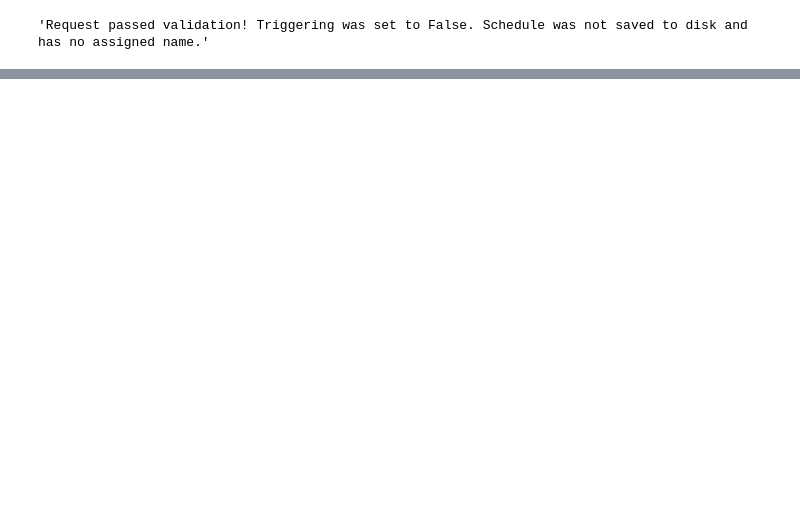
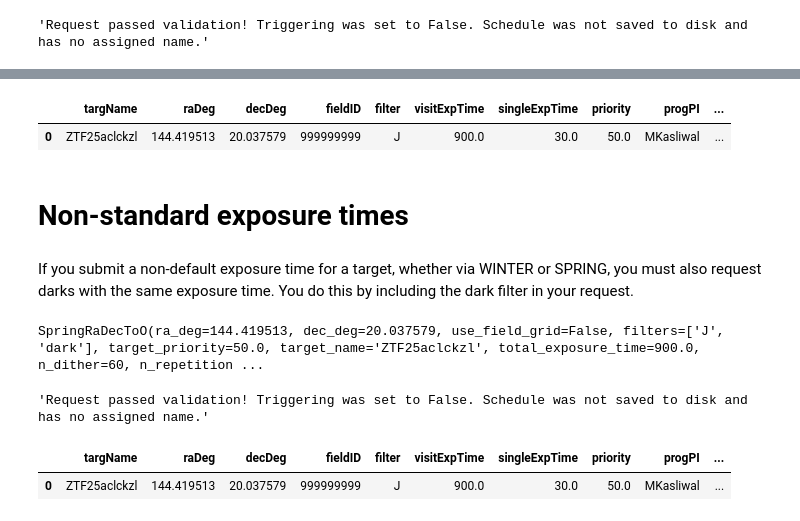
Before and after one commit to winter-telescope/winterapi, a Jupyter notebook: notebooks/Example_2_Submitting_a_ToO.ipynb, the cells around one changed output, grey strips where cells are left out. Cells and saved outputs as stored; diff of their text form; code cells hidden in the pictures; blank space fills up the shorter version.

```diff
--- a/notebooks/Example_2_Submitting_a_ToO.ipynb
+++ b/notebooks/Example_2_Submitting_a_ToO.ipynb
@@ -88,0 +132,21 @@ api_schedule
+# %%
+# This is the schedule sent back by the API. Reassuringly, it matches the local one
+api_schedule
+# %% [output]
+|  | targName | raDeg | decDeg | fieldID | filter | visitExpTime | singleExpTime | priority | progPI | ... |
+| 0 | ZTF25aclckzl | 144.419513 | 20.037579 | 999999999 | J | 900.0 | 30.0 | 50.0 | MKasliwal | ... |
+# %% [markdown]
+# Non-standard exposure times
+# %% [markdown]
+If you submit a non-default exposure time for a target, whether via WINTER or SPRING, you must also request darks with the same exposure time. You do this by including the dark filter in your request.
+# %%
+too_1 = SpringRaDecToO(
+    ra_deg=ra_deg,
+    dec_deg=dec_deg,
+    filters=["J", "dark"],
+    target_name=target_name,
+    n_dither=60,
+)
+too_1
+# %% [output]
+SpringRaDecToO(ra_deg=144.419513, dec_deg=20.037579, use_field_grid=False, filters=['J', 'dark'], target_priority=50.0, target_name='ZTF25aclckzl', total_exposure_time=900.0, n_dither=60, n_repetition ...
@@ -88,0 +157,11 @@ api_schedule
+# %%
+# Let's see what message the API sent back
+api_res.json()["msg"]
+# %% [output]
+'Request passed validation! Triggering was set to False. Schedule was not saved to disk and has no assigned name.'
+# %%
+# This is the schedule sent back by the API. Reassuringly, it matches the local one
+api_schedule
+# %% [output]
+|  | targName | raDeg | decDeg | fieldID | filter | visitExpTime | singleExpTime | priority | progPI | ... |
+| 0 | ZTF25aclckzl | 144.419513 | 20.037579 | 999999999 | J | 900.0 | 30.0 | 50.0 | MKasliwal | ... |
```
Also changed, not shown: parts of 19 cells of this notebook, 14 other files.
